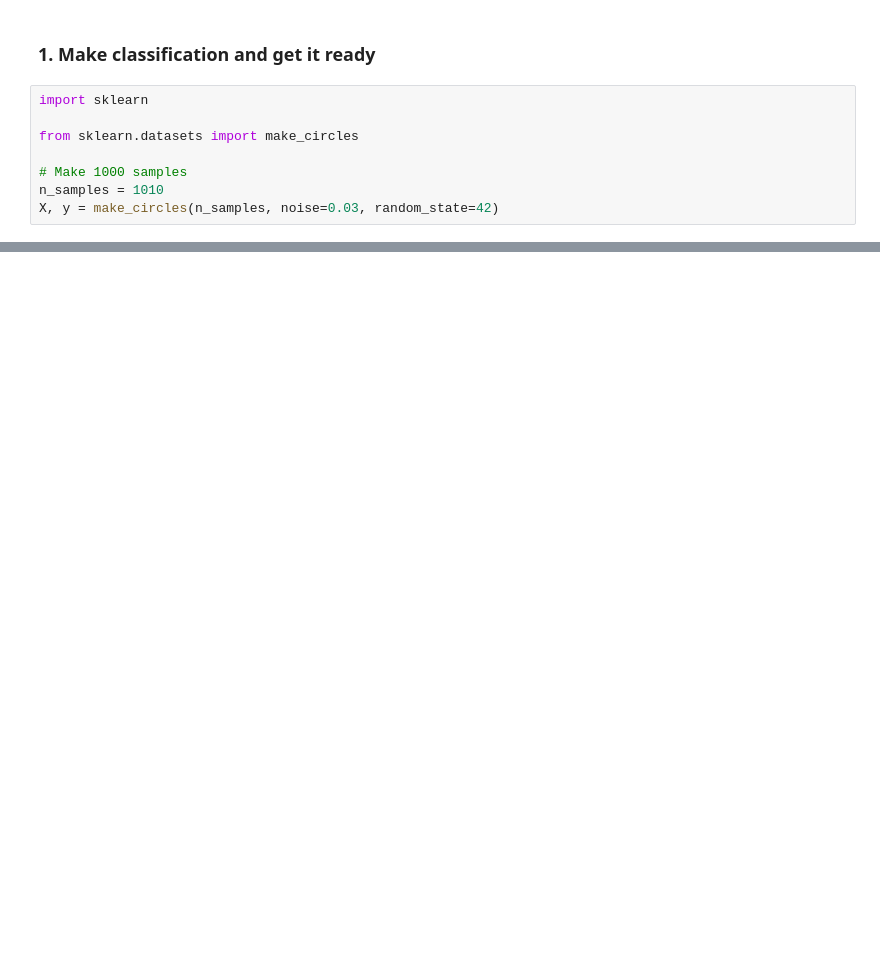
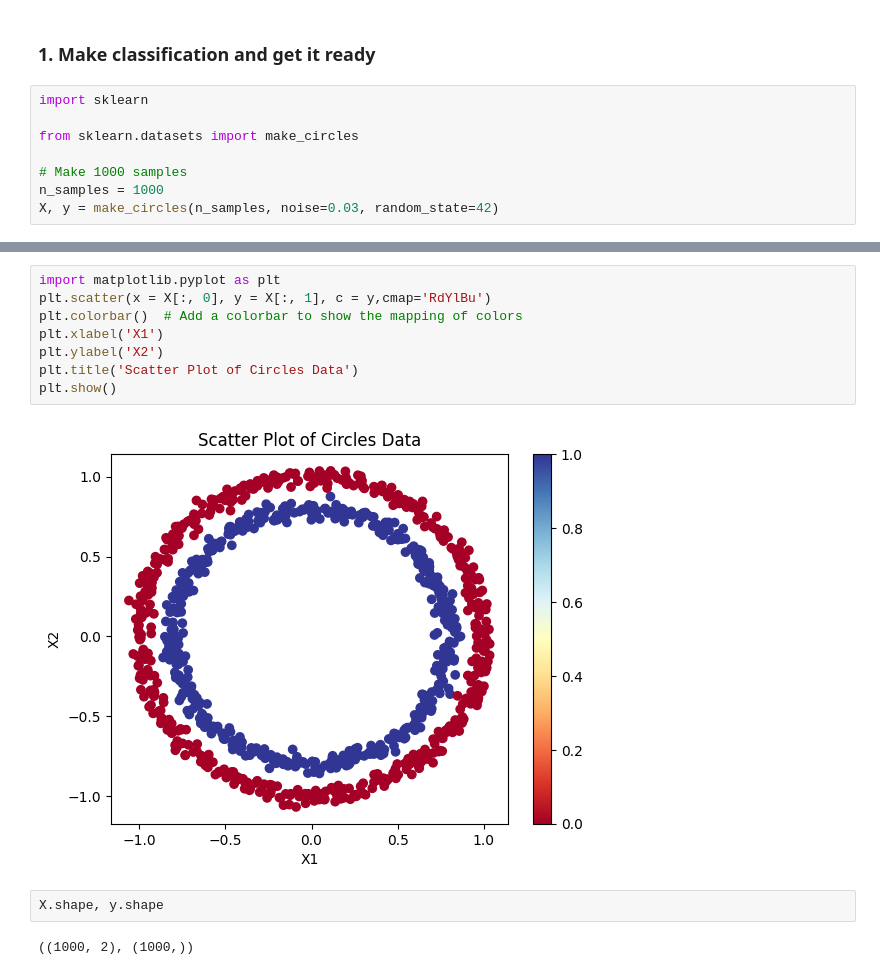
Before and after one commit to hridoynasah/PyTorch-for-Deep-Learning-and-Machine-Learning, a Jupyter notebook: 4. Chapter 2 – Neural Network Classification/learnings/02_pytorch_classification_playground.ipynb, the cells around one changed output, grey strips where cells are left out. Drawn from its saved outputs; the diff is of its cells as text; blank space fills up the shorter version.

```diff
--- a/4. Chapter 2 – Neural Network Classification/learnings/02_pytorch_classification_playground.ipynb
+++ b/4. Chapter 2 – Neural Network Classification/learnings/02_pytorch_classification_playground.ipynb
@@ -6,7 +6,7 @@ import sklearn
 from sklearn.datasets import make_circles
 
 # Make 1000 samples
-n_samples = 1010
+n_samples = 1000
 X, y = make_circles(n_samples, noise=0.03, random_state=42)
 # %%
 len(X), len(y)
@@ -59,0 +84,14 @@ circles = pd.DataFrame({'X1' : X[]
+# %%
+import matplotlib.pyplot as plt
+plt.scatter(x = X[:, 0], y = X[:, 1], c = y,cmap='RdYlBu')
+plt.colorbar()  # Add a colorbar to show the mapping of colors
+plt.xlabel('X1')
+plt.ylabel('X2')
+plt.title('Scatter Plot of Circles Data')
+plt.show()
+# %% [output]
+[figure, added]
+# %%
+X.shape, y.shape
+# %% [output]
+((1000, 2), (1000,))
```
Also changed, not shown: parts of 17 cells of this notebook.
